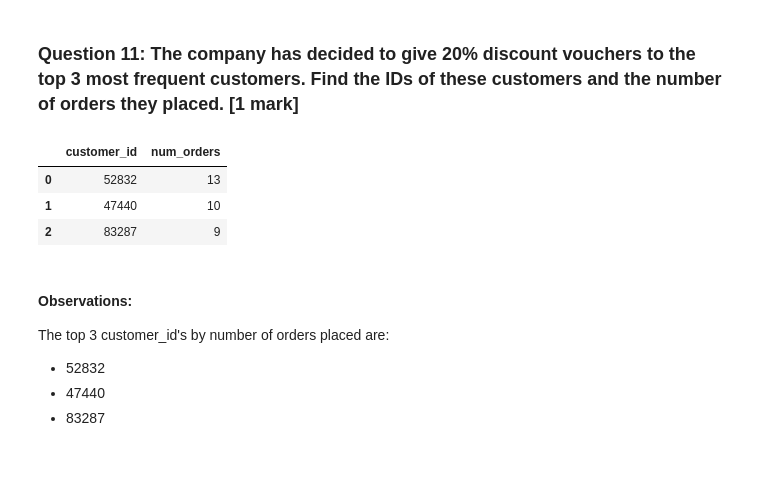
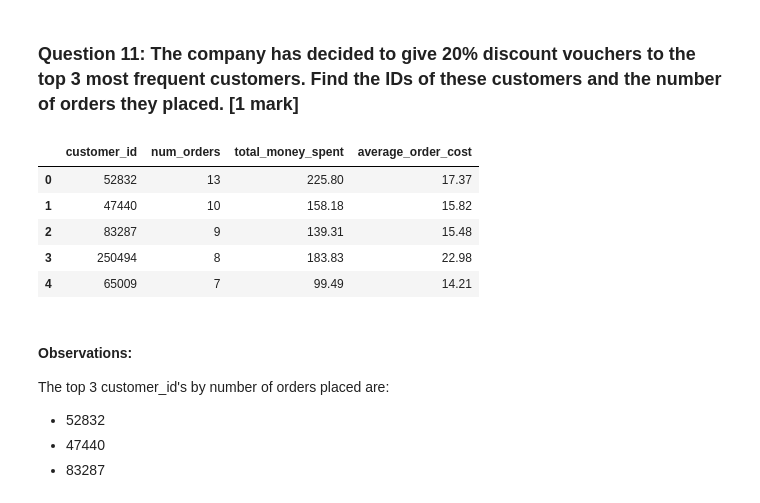
Before and after one commit to DanielLevenstein/FoodHub_UT_ML_Project1, a Jupyter notebook: FoodHubDataAnalysis.ipynb, the cells around one changed output. Drawn from its saved outputs; the diff is of its cells as text; code cells hidden in the pictures; blank space fills up the shorter version.

```diff
--- a/FoodHubDataAnalysis.ipynb
+++ b/FoodHubDataAnalysis.ipynb
@@ -435,16 +390,20 @@ The mean delivery time is 24 minutes
 ### **Question 11:** The company has decided to give 20% discount vouchers to the top 3 most frequent customers. Find the IDs of these customers and the number of orders they placed. [1 mark]
 # %%
 # Most Frequent Customers
-df_top_customers = df_clean.groupby('customer_id')['order_id'].count().sort_values(ascending=False).head(3)
-df_top_customers = pd.DataFrame(df_top_customers)
-df_top_customers.rename(columns={'order_id': 'num_orders'}, inplace=True)
-df_top_customers.reset_index(inplace=True)
+df_top_customers = (df_clean.groupby('customer_id')
+                    .agg(num_orders=('order_id', 'count'),
+                         total_money_spent=('cost_of_the_order', 'sum'),
+                         average_order_cost=('cost_of_the_order', 'mean'))
+                    .sort_values(by='num_orders', ascending=False))
+df_top_customers = df_top_customers.reset_index().round(2)
 df_top_customers.head()
 # %% [output]
-|  | customer_id | num_orders |
-| 0 | 52832 | 13 |
-| 1 | 47440 | 10 |
-| 2 | 83287 | 9 |
+|  | customer_id | num_orders | total_money_spent | average_order_cost |
+| 0 | 52832 | 13 | 225.80 | 17.37 |
+| 1 | 47440 | 10 | 158.18 | 15.82 |
+| 2 | 83287 | 9 | 139.31 | 15.48 |
+| 3 | 250494 | 8 | 183.83 | 22.98 |
+| 4 | 65009 | 7 | 99.49 | 14.21 |
 # %% [markdown]
 #### Observations:
 The top 3 customer_id's by number of orders placed are:
```
Also changed, not shown: parts of 19 cells of this notebook, 6 other files.
